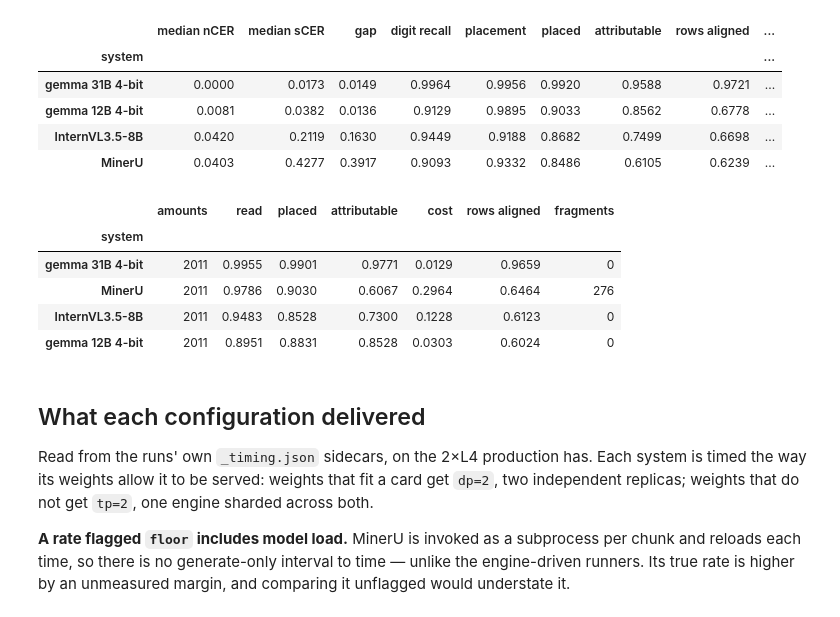
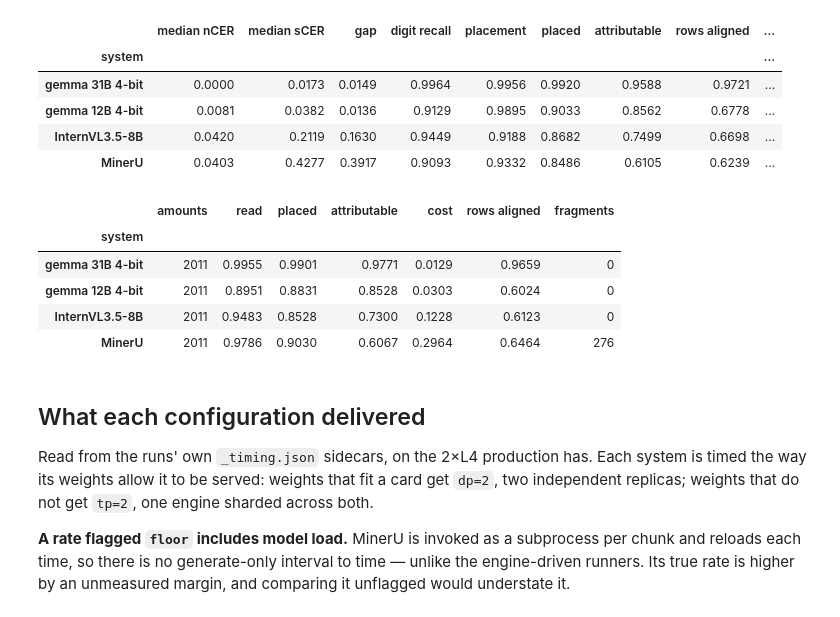
Before and after one commit to tmnestor/bank-statement-error-analysis, a Jupyter notebook: analysis/summary.ipynb, the cells around one changed output. Drawn from its saved outputs; the diff is of its cells as text; code cells hidden in the pictures.

```diff
--- a/analysis/summary.ipynb
+++ b/analysis/summary.ipynb
@@ -195,36 +196,36 @@ summary.style.format("{:.4f}")
 # %%
 # Bank statements alone — the only genuinely hard tables in the corpus. Invoices
 # are near-saturated and receipts are a two-column list, so an average over the
 # three describes none of them.
 #
 # `cost` is placed minus attributable: the share of amounts a system files under
 # the right heading and then orphans in a row that identifies nothing. It is a
 # row-segmentation measure arrived at from the other direction, and it ranks the
 # systems the same way fragments do.
 statements = deployable[deployable.doc_type == "bank_statements"]
 statements.groupby("system").apply(
     lambda g: pd.Series(
         {
             "amounts": g.amounts.sum(),
             "read": g.read.sum() / g.amounts.sum(),
             "placed": g.usable.sum() / g.amounts.sum(),
             "attributable": g.attributable.sum() / g.amounts.sum(),
             "cost": (g.usable.sum() - g.attributable.sum()) / g.amounts.sum(),
             "rows aligned": g.aligned.sum() / g.truth_rows.sum(),
             "fragments": g.fragments.sum(),
         }
     ),
     include_groups=False,
-).sort_values("rows aligned", ascending=False).style.format(
+).sort_values("attributable", ascending=False).style.format(
     {"amounts": "{:.0f}", "fragments": "{:.0f}"}, precision=4
 )
 # %% [output]
 |  | amounts | read | placed | attributable | cost | rows aligned | fragments |
 | system |  |  |  |  |  |  |  |
 | gemma 31B 4-bit | 2011 | 0.9955 | 0.9901 | 0.9771 | 0.0129 | 0.9659 | 0 |
+| gemma 12B 4-bit | 2011 | 0.8951 | 0.8831 | 0.8528 | 0.0303 | 0.6024 | 0 |
+| InternVL3.5-8B | 2011 | 0.9483 | 0.8528 | 0.7300 | 0.1228 | 0.6123 | 0 |
 | MinerU | 2011 | 0.9786 | 0.9030 | 0.6067 | 0.2964 | 0.6464 | 276 |
-| InternVL3.5-8B | 2011 | 0.9483 | 0.8528 | 0.7300 | 0.1228 | 0.6123 | 0 |
-| gemma 12B 4-bit | 2011 | 0.8951 | 0.8831 | 0.8528 | 0.0303 | 0.6024 | 0 |
 # %% [markdown]
 ## What each configuration delivered
 
```
Also changed, not shown: parts of 2 cells of this notebook.
